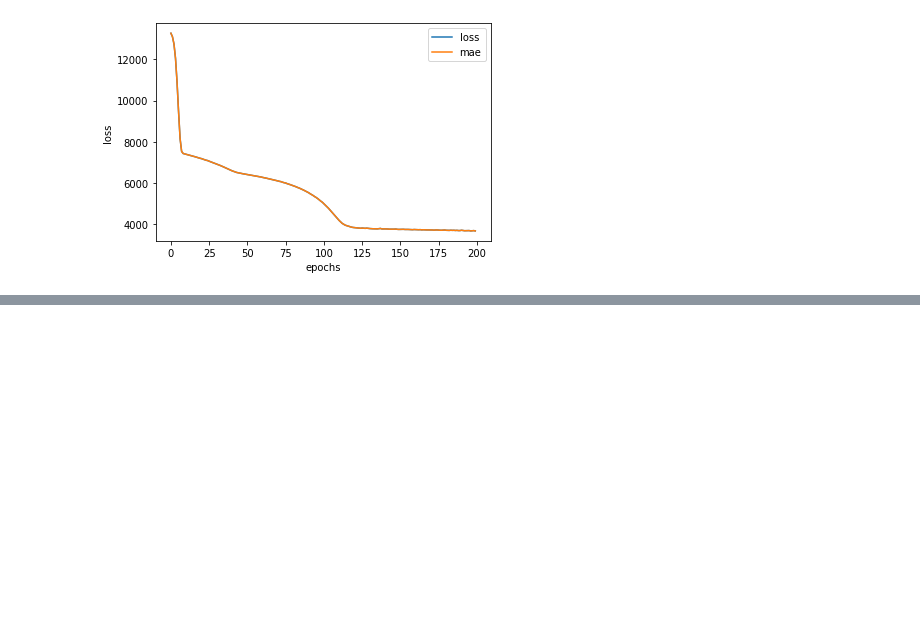
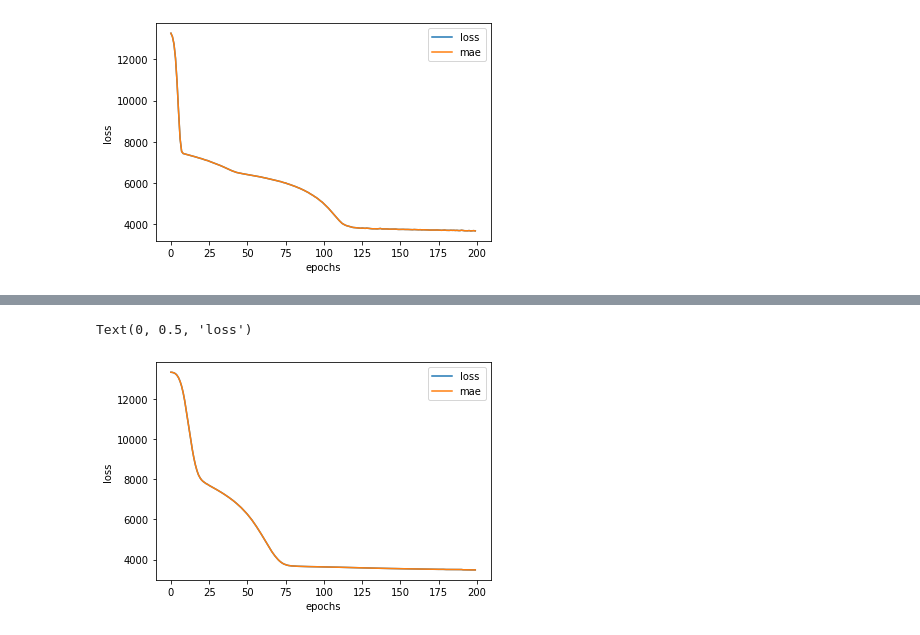
Before and after one commit to hrushikute/DataAnalytics, a Jupyter notebook: 01_neural_ntewrok_regression_with_tensorflow.ipynb, the cells around one changed output, grey strips where cells are left out. Saved outputs shown, nothing was run; the diff lists cells and outputs as text; code cells hidden in the pictures; blank space fills up the shorter version.

```diff
--- a/01_neural_ntewrok_regression_with_tensorflow.ipynb
+++ b/01_neural_ntewrok_regression_with_tensorflow.ipynb
@@ -655,0 +713,3 @@ Text(0, 0.5, 'loss')
+# %%
+X_train_normal = column_transformer.transform(X_train)
+X_test_normal = column_transformer.transform(X_test)
@@ -655,0 +721,18 @@ Text(0, 0.5, 'loss')
+# %%
+# Build the tensor flow model ob pre process data
+tf.random.set_seed(42)
+
+#Create a model
+insurance_model_4 = tf.keras.Sequential([
+                                         tf.keras.layers.Dense(100),
+                                         tf.keras.layers.Dense(10),
+                                         tf.keras.layers.Dense(1)
+], name="Insurance_pre_processed_model")
+
+#Compile the model
+insurance_model_4.compile(loss=tf.keras.losses.mae,
+                          optimizer=tf.keras.optimizers.Adam(),
+                          metrics=["mae"])
+#fit the model
+
+history_4=insurance_model_4.fit(X_train_normal,y_train,epochs=200,verbose=0)
@@ -655,0 +744,7 @@ Text(0, 0.5, 'loss')
+# %%
+pd.DataFrame(history_4.history).plot()
+plt.xlabel("epochs")
+plt.ylabel("loss")
+# %% [output]
+Text(0, 0.5, 'loss')
+[figure, added]
```
Also changed, not shown: parts of 23 cells of this notebook.
